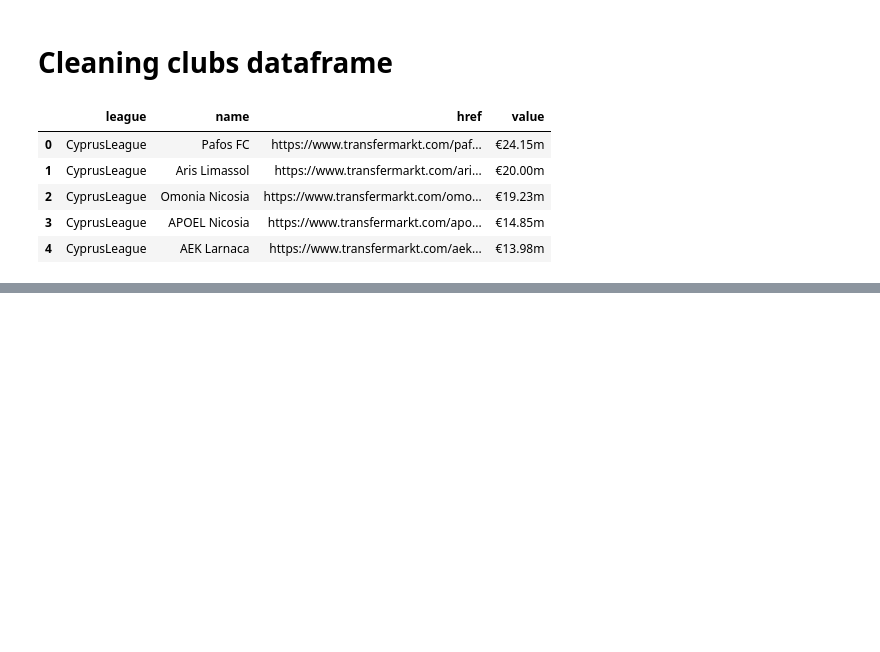
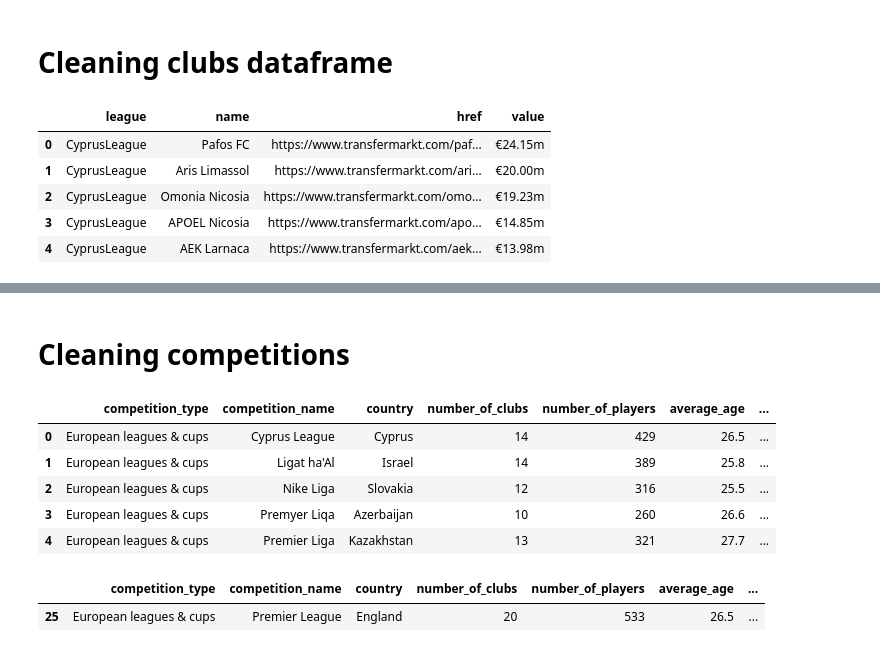
Before and after one commit to Noambsf/Crawling_tfmkt, a Jupyter notebook: postprocessing.ipynb, the cells around one changed output, grey strips where cells are left out. Saved outputs shown, nothing was run; the diff lists cells and outputs as text; code cells hidden in the pictures; blank space fills up the shorter version.

```diff
--- a/postprocessing.ipynb
+++ b/postprocessing.ipynb
@@ -244,0 +261,17 @@ TypeError: 'float' object is not subscriptable
+# %% [markdown]
+# Cleaning competitions
+# %%
+competitions = pd.read_json("tfmkt_scraper/crawled_data/competitions.json")
+competitions[:5]
+# %% [output]
+|  | competition_type | competition_name | country | number_of_clubs | number_of_players | average_age | ... |
+| 0 | European leagues & cups | Cyprus League | Cyprus | 14 | 429 | 26.5 | ... |
+| 1 | European leagues & cups | Ligat ha'Al | Israel | 14 | 389 | 25.8 | ... |
+| 2 | European leagues & cups | Nike Liga | Slovakia | 12 | 316 | 25.5 | ... |
+| 3 | European leagues & cups | Premyer Liqa | Azerbaijan | 10 | 260 | 26.6 | ... |
+| 4 | European leagues & cups | Premier Liga | Kazakhstan | 13 | 321 | 27.7 | ... |
+# %%
+competitions[competitions['country'] == 'England'] # 11.75 bn
+# %% [output]
+|  | competition_type | competition_name | country | number_of_clubs | number_of_players | average_age | ... |
+| 25 | European leagues & cups | Premier League | England | 20 | 533 | 26.5 | ... |
```
Also changed, not shown: parts of 12 cells of this notebook.
